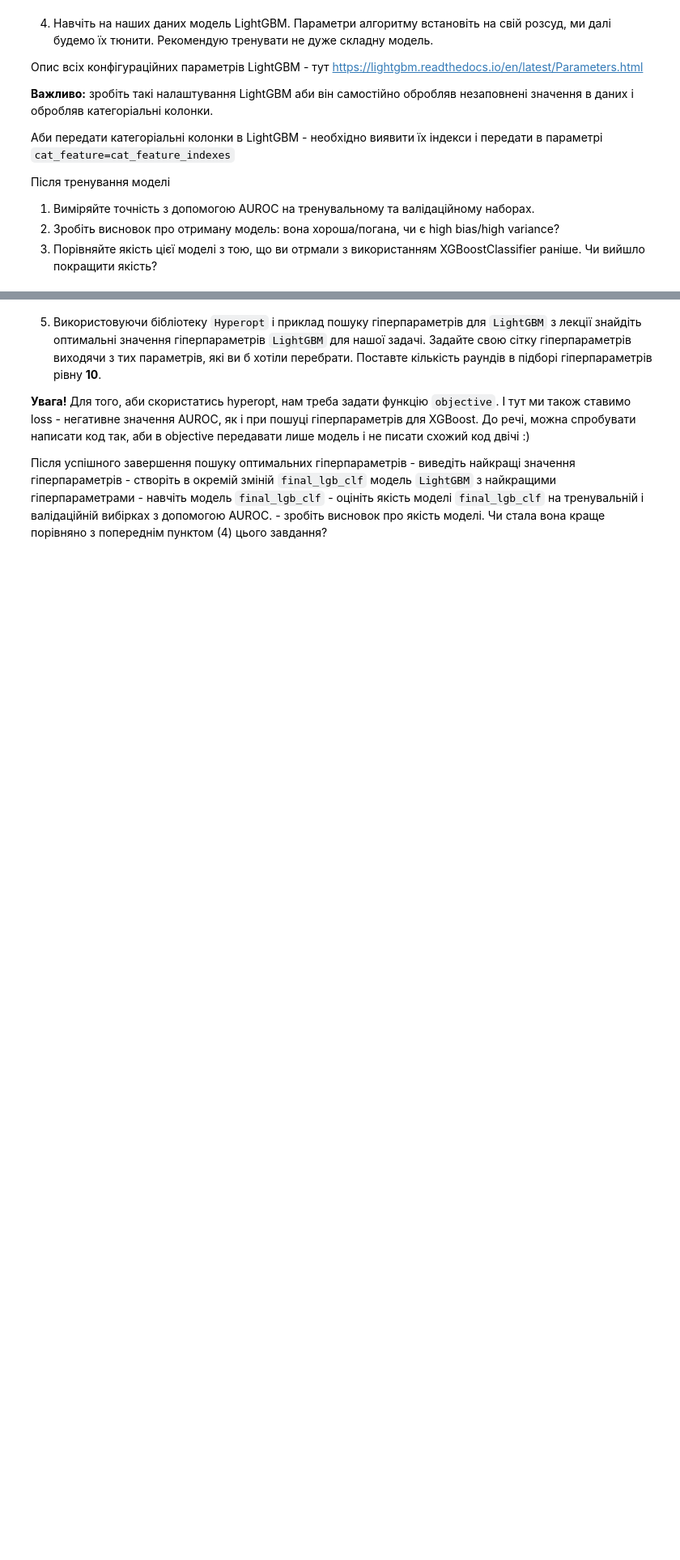
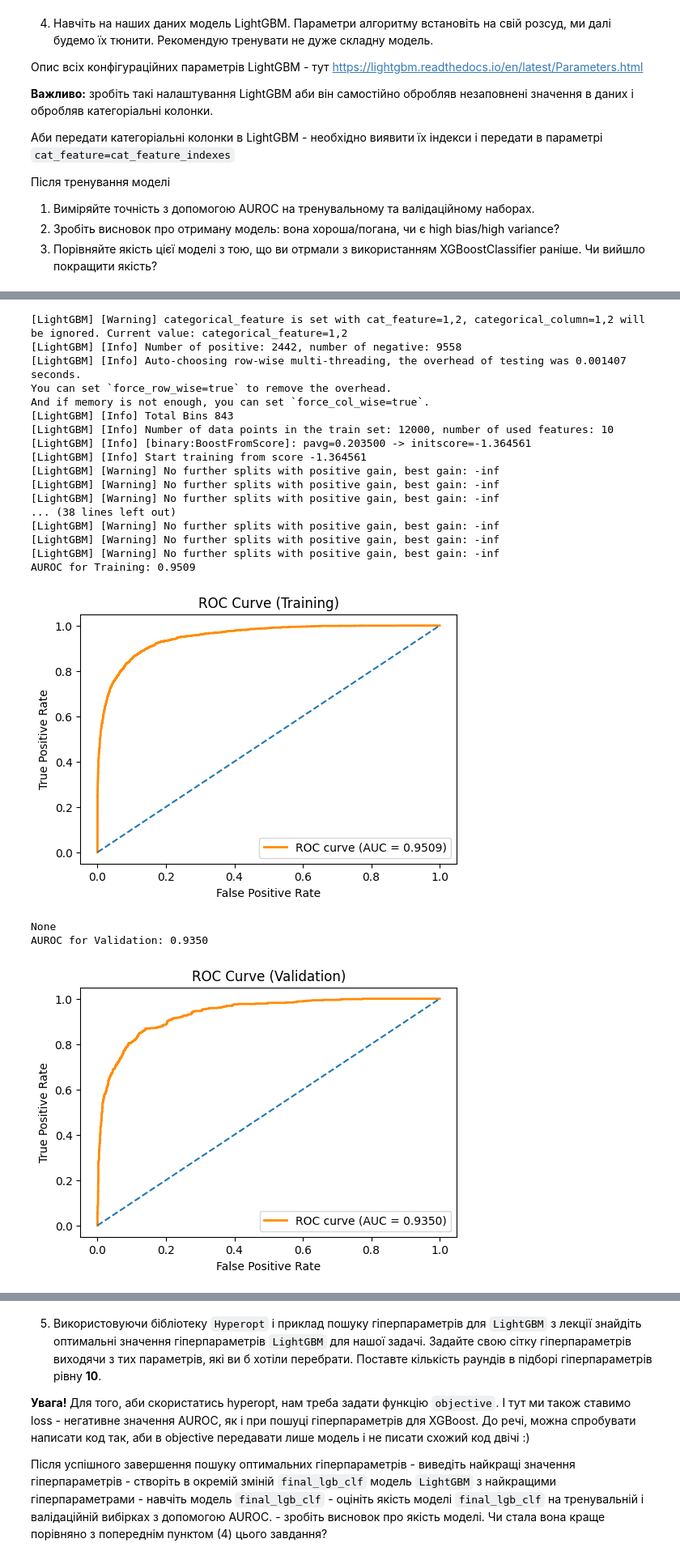
Before and after one commit to sekhahelina/ML_tasks, a Jupyter notebook: Module2/HW_2_4_Алгоритми_бустингу.ipynb, the cells around one changed output, grey strips where cells are left out. Shown at 81% size. Saved outputs shown, nothing was run; the diff lists cells and outputs as text; code cells hidden in the pictures; blank space fills up the shorter version.

```diff
--- a/Module2/HW_2_4_Алгоритми_бустингу.ipynb
+++ b/Module2/HW_2_4_Алгоритми_бустингу.ipynb
@@ -92,0 +556,3 @@ def separate_inputs_targets(df: pd.DataFrame, input_cols: list, target_col: str)
+# %%
+cat_feature_indexes = [X_train.columns.get_loc(col) for col in cat_features]
+cat_feature_indexes
@@ -92,0 +561,36 @@ def separate_inputs_targets(df: pd.DataFrame, input_cols: list, target_col: str)
+# %%
+lgbm_clf = lgb.LGBMClassifier(
+    max_depth=5,
+    n_estimators=50,
+    learning_rate=0.1,
+    cat_feature=cat_feature_indexes,
+)
+
+lgbm_clf.fit(X_train, train_targets)
+train_preds = lgbm_clf.predict(X_train)
+val_preds = lgbm_clf.predict(X_val)
+
+print(compute_auroc_and_build_roc(lgbm_clf, X_train, train_targets, "Training"))
+print(compute_auroc_and_build_roc(lgbm_clf, X_val, val_targets, "Validation"))
+# %% [output]
+[LightGBM] [Warning] categorical_feature is set with cat_feature=1,2, categorical_column=1,2 will be ignored. Current value: categorical_feature=1,2
+[LightGBM] [Info] Number of positive: 2442, number of negative: 9558
+[LightGBM] [Info] Auto-choosing row-wise multi-threading, the overhead of testing was 0.001407 seconds.
+You can set `force_row_wise=true` to remove the overhead.
+And if memory is not enough, you can set `force_col_wise=true`.
+[LightGBM] [Info] Total Bins 843
+[LightGBM] [Info] Number of data points in the train set: 12000, number of used features: 10
+[LightGBM] [Info] [binary:BoostFromScore]: pavg=0.203500 -> initscore=-1.364561
+[LightGBM] [Info] Start training from score -1.364561
+[LightGBM] [Warning] No further splits with positive gain, best gain: -inf
+[LightGBM] [Warning] No further splits with positive gain, best gain: -inf
+[LightGBM] [Warning] No further splits with positive gain, best gain: -inf
+... (38 lines left out)
+[LightGBM] [Warning] No further splits with positive gain, best gain: -inf
+[LightGBM] [Warning] No further splits with positive gain, best gain: -inf
+[LightGBM] [Warning] No further splits with positive gain, best gain: -inf
+AUROC for Training: 0.9509
+[figure, added]
+None
+AUROC for Validation: 0.9350
+[figure, added]
```
Also changed, not shown: parts of 38 cells of this notebook.
